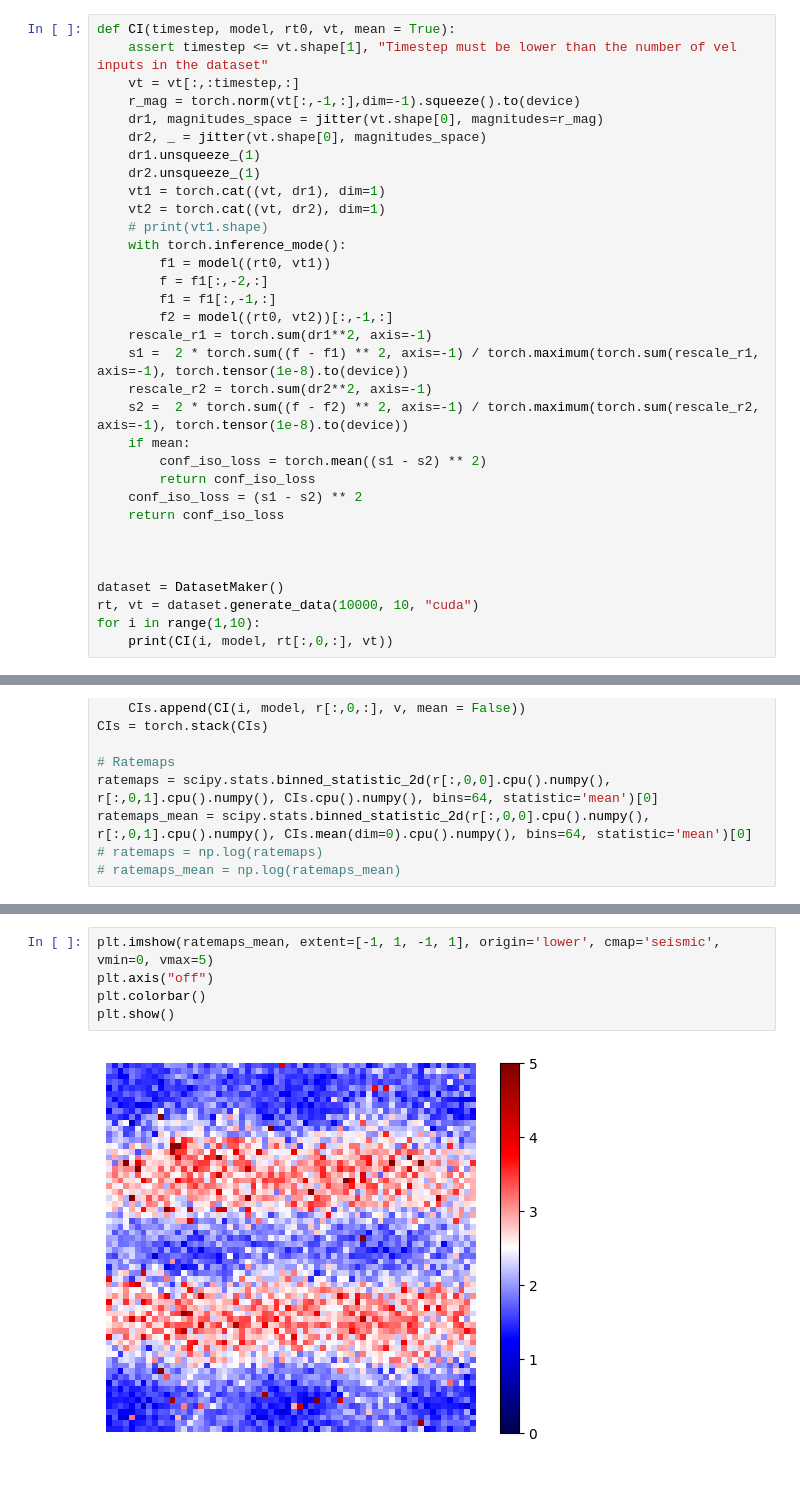
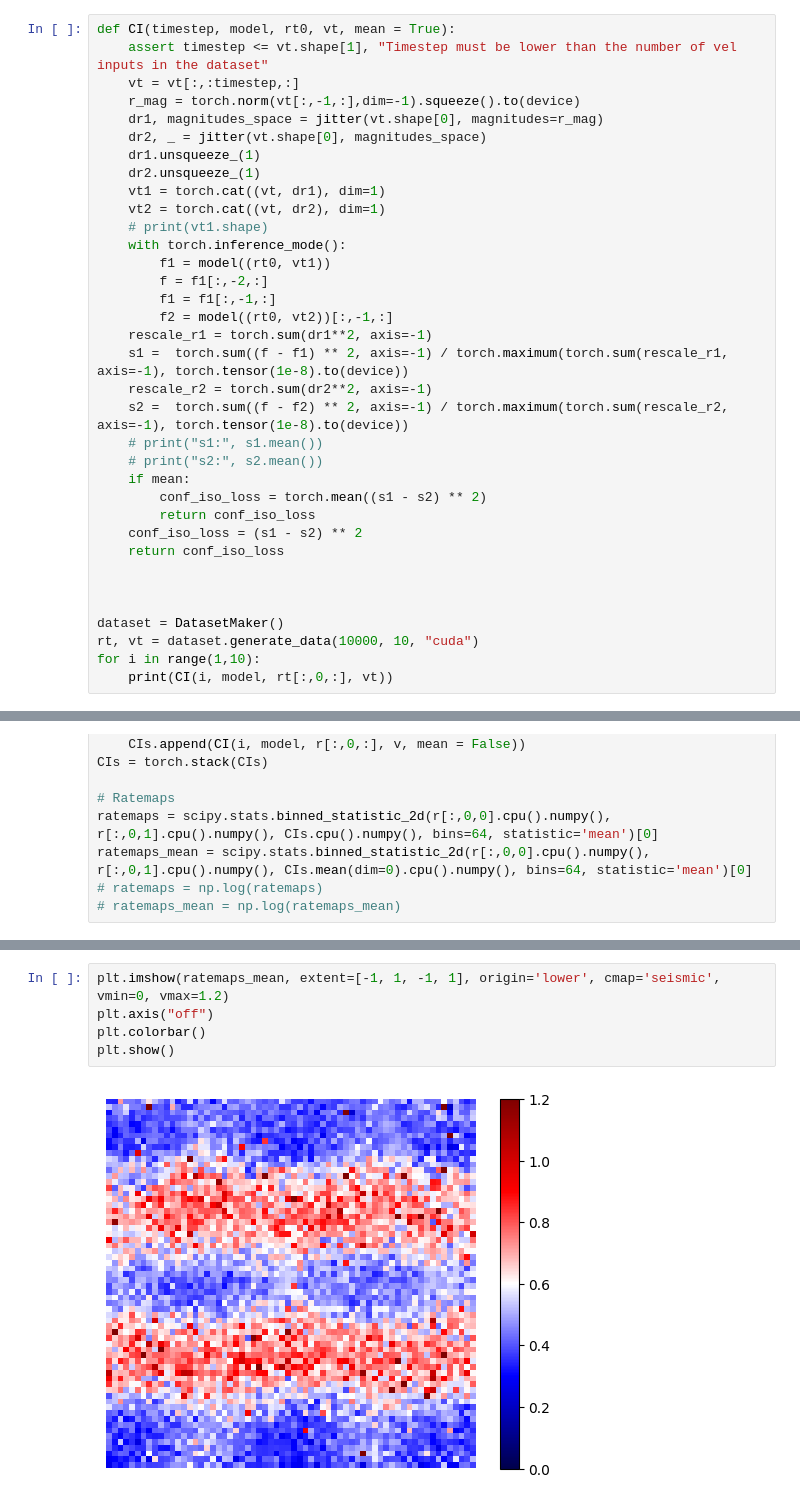
Before and after one commit to bioAI-Oslo/GridsWithoutPI, a Jupyter notebook: CI-analysis.ipynb, the cells around one changed output, grey strips where cells are left out. Cells and saved outputs as stored; diff of their text form.

```diff
--- a/CI-analysis.ipynb
+++ b/CI-analysis.ipynb
@@ -109,9 +109,11 @@ def CI(timestep, model, rt0, vt, mean = True):
         f1 = f1[:,-1,:]
         f2 = model((rt0, vt2))[:,-1,:]
     rescale_r1 = torch.sum(dr1**2, axis=-1)
-    s1 =  2 * torch.sum((f - f1) ** 2, axis=-1) / torch.maximum(torch.sum(rescale_r1, axis=-1), torch.tensor(1e-8).to(device))
+    s1 =  torch.sum((f - f1) ** 2, axis=-1) / torch.maximum(torch.sum(rescale_r1, axis=-1), torch.tensor(1e-8).to(device))
     rescale_r2 = torch.sum(dr2**2, axis=-1)
-    s2 =  2 * torch.sum((f - f2) ** 2, axis=-1) / torch.maximum(torch.sum(rescale_r2, axis=-1), torch.tensor(1e-8).to(device))
+    s2 =  torch.sum((f - f2) ** 2, axis=-1) / torch.maximum(torch.sum(rescale_r2, axis=-1), torch.tensor(1e-8).to(device))
+    # print("s1:", s1.mean())
+    # print("s2:", s2.mean())
     if mean:
         conf_iso_loss = torch.mean((s1 - s2) ** 2)
         return conf_iso_loss
@@ -150,10 +156,10 @@ ratemaps_mean = scipy.stats.binned_statistic_2d(r[:,0,0].cpu().numpy(), r[:,0,1]
 # %%
-plt.imshow(ratemaps_mean, extent=[-1, 1, -1, 1], origin='lower', cmap='seismic', vmin=0, vmax=5)
+plt.imshow(ratemaps_mean, extent=[-1, 1, -1, 1], origin='lower', cmap='seismic', vmin=0, vmax=1.2)
 plt.axis("off")
 plt.colorbar()
 plt.show()
 # %% [output]
-[figure, old version]
+[figure, new version]
 # %%
 ns = 3 # ns x ns grid of unit ratemaps
 count = 0
```
Also changed, not shown: parts of 4 cells of this notebook.
